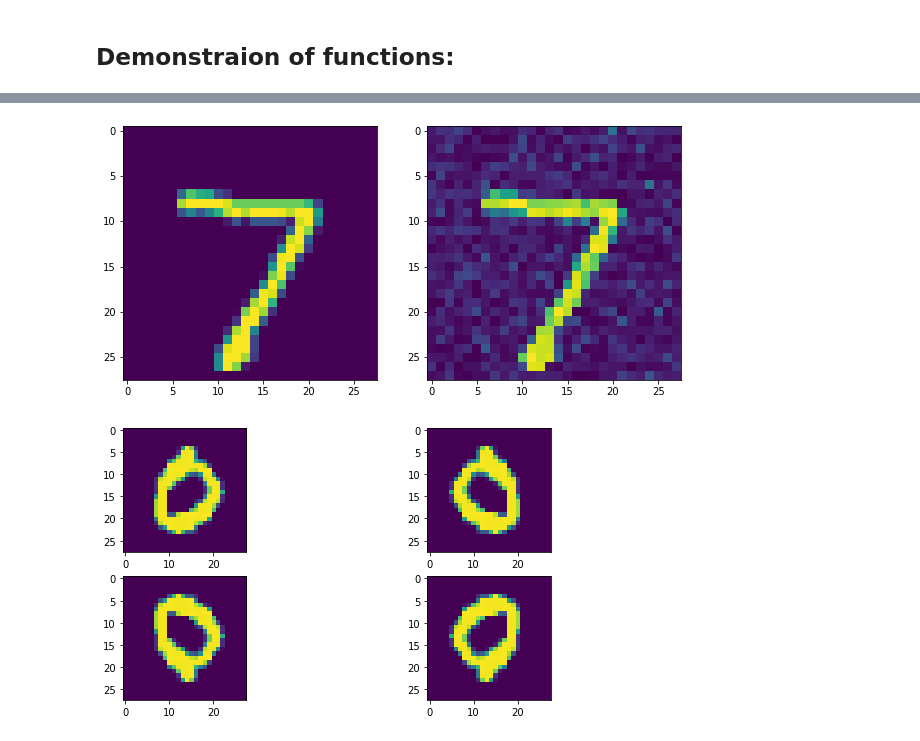
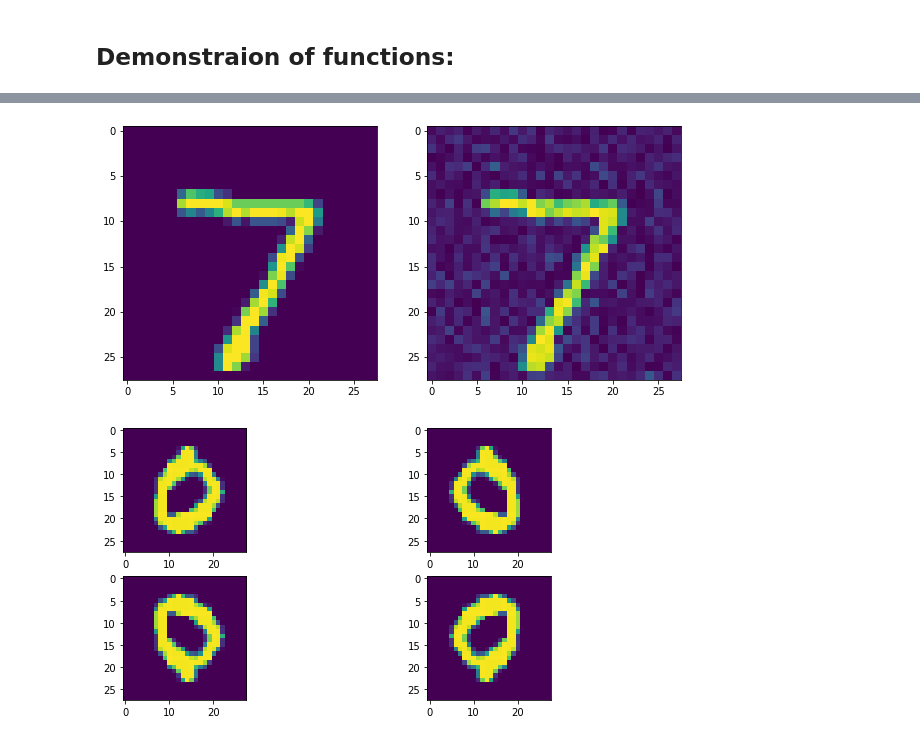
Before and after one commit to NielsFuglsang/numpy-mnist, a Jupyter notebook: data_augmentation.ipynb, the cells around one changed output, grey strips where cells are left out. Saved outputs shown, nothing was run; the diff lists cells and outputs as text; code cells hidden in the pictures.

```diff
--- a/data_augmentation.ipynb
+++ b/data_augmentation.ipynb
@@ -94,14 +156,15 @@ plt.show()
 # %%
 # Test of additive noise function.
 im = ims[0]
 label = labels[0]
+noise_level=None
 
 fig, ax = plt.subplots(1,2,figsize=(10,5))
 ax[0].imshow(im)
-ax[1].imshow(add_noise(im, noise_level=0.1))
+ax[1].imshow(add_noise(im, noise_level=noise_level))
 plt.show()
 # %% [output]
-[figure, old version]
+[figure, new version]
 # %%
 # Test of mirror function.
 im = ims[3]
```
Also changed, not shown: parts of 9 cells of this notebook.
